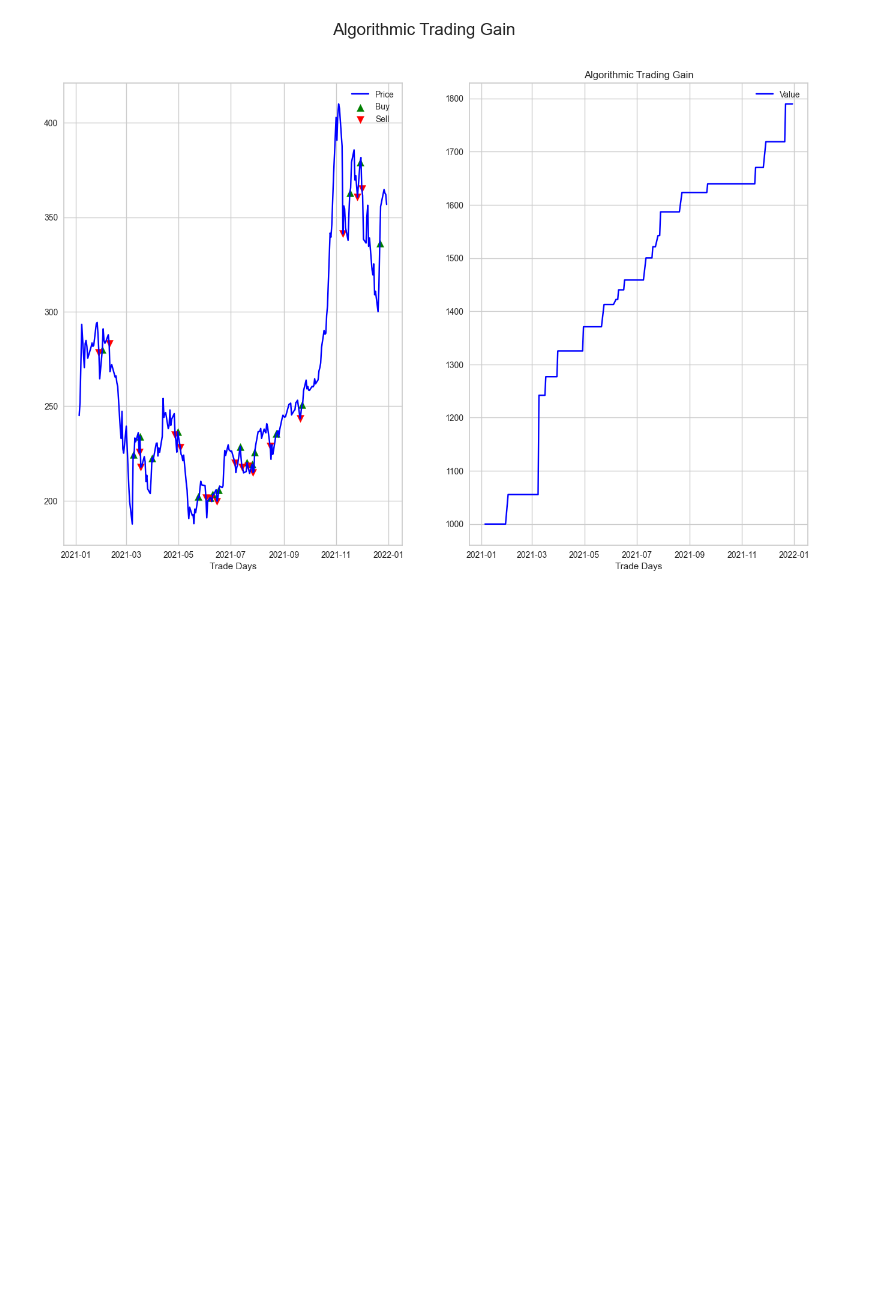
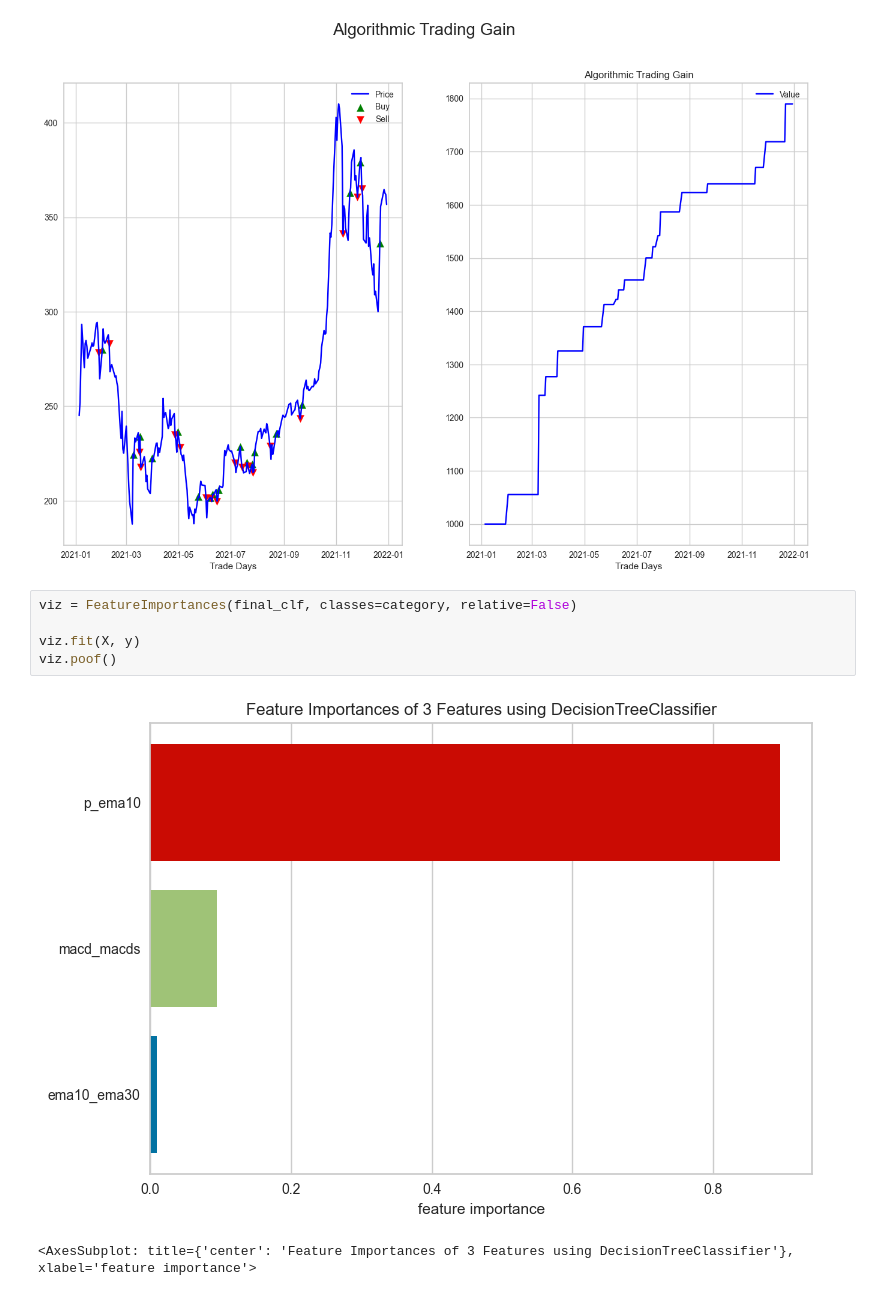
Before and after one commit to batuhanmtl/Time-Series-Analysis, a Jupyter notebook: Multivariate Regression/StockPricePrediction.ipynb, the cells around one changed output. Drawn from its saved outputs; the diff is of its cells as text; blank space fills up the shorter version.

```diff
--- a/Multivariate Regression/StockPricePrediction.ipynb
+++ b/Multivariate Regression/StockPricePrediction.ipynb
@@ -654,3 +655,11 @@ axarr[1].set_xlabel('Trade Days')
 plt.show()
 # %% [output]
 [figure]
+# %%
+viz = FeatureImportances(final_clf, classes=category, relative=False)
+
+viz.fit(X, y)
+viz.poof()
+# %% [output]
+[figure, added]
+<AxesSubplot: title={'center': 'Feature Importances of 3 Features using DecisionTreeClassifier'}, xlabel='feature importance'>
```
Also changed, not shown: parts of 1 cell of this notebook.
